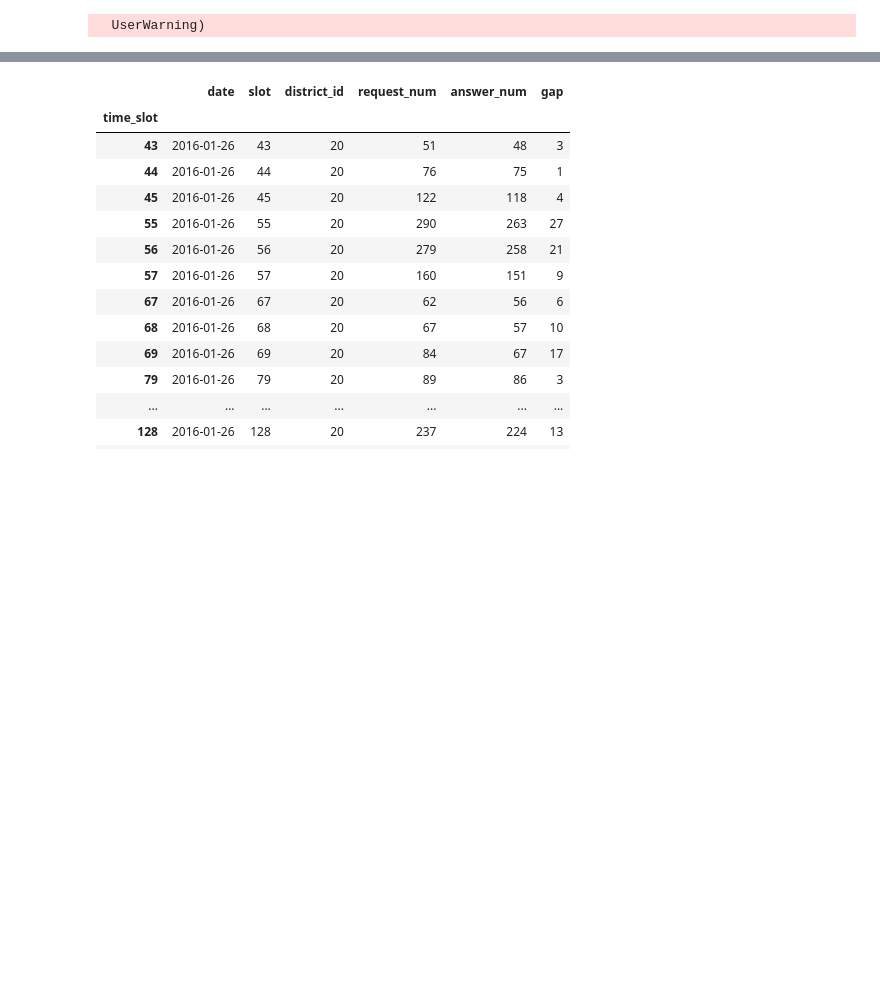
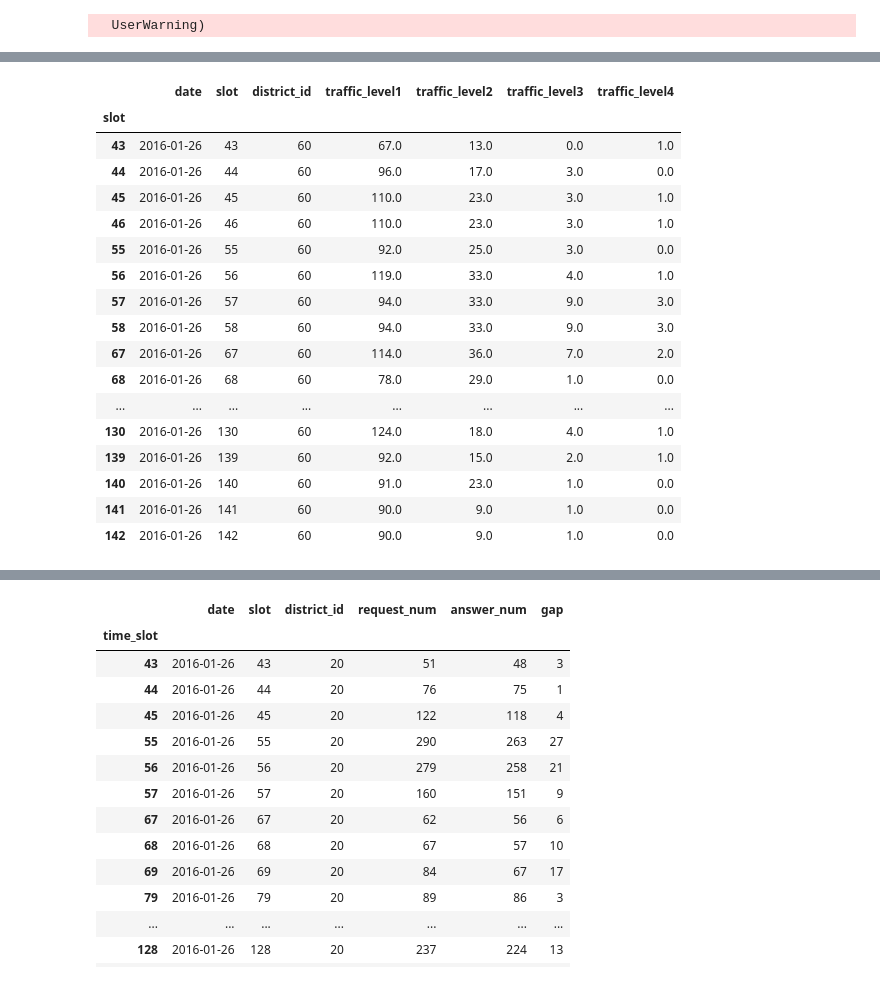
Before and after one commit to kuanliang/traffic_gap, a Jupyter notebook: didi_transform.ipynb, the cells around one changed output, grey strips where cells are left out. Drawn from its saved outputs; the diff is of its cells as text; code cells hidden in the pictures; blank space fills up the shorter version.

```diff
--- a/didi_transform.ipynb
+++ b/didi_transform.ipynb
@@ -4,0 +45,2 @@ from transform import transform_trafficData, transform_weatherData, get_y, creat
+# %%
+trafficDf = transform_trafficData('2016-01-26', folder='testing')
@@ -4,0 +65,21 @@ from transform import transform_trafficData, transform_weatherData, get_y, creat
+# %%
+trafficDf[trafficDf['district_id'] == '60'].sort_index()
+# %% [output]
+|  | date | slot | district_id | traffic_level1 | traffic_level2 | traffic_level3 | traffic_level4 |
+| slot |  |  |  |  |  |  |  |
+| 43 | 2016-01-26 | 43 | 60 | 67.0 | 13.0 | 0.0 | 1.0 |
+| 44 | 2016-01-26 | 44 | 60 | 96.0 | 17.0 | 3.0 | 0.0 |
+| 45 | 2016-01-26 | 45 | 60 | 110.0 | 23.0 | 3.0 | 1.0 |
+| 46 | 2016-01-26 | 46 | 60 | 110.0 | 23.0 | 3.0 | 1.0 |
+| 55 | 2016-01-26 | 55 | 60 | 92.0 | 25.0 | 3.0 | 0.0 |
+| 56 | 2016-01-26 | 56 | 60 | 119.0 | 33.0 | 4.0 | 1.0 |
+| 57 | 2016-01-26 | 57 | 60 | 94.0 | 33.0 | 9.0 | 3.0 |
+| 58 | 2016-01-26 | 58 | 60 | 94.0 | 33.0 | 9.0 | 3.0 |
+| 67 | 2016-01-26 | 67 | 60 | 114.0 | 36.0 | 7.0 | 2.0 |
+| 68 | 2016-01-26 | 68 | 60 | 78.0 | 29.0 | 1.0 | 0.0 |
+| ... | ... | ... | ... | ... | ... | ... | ... |
+| 130 | 2016-01-26 | 130 | 60 | 124.0 | 18.0 | 4.0 | 1.0 |
+| 139 | 2016-01-26 | 139 | 60 | 92.0 | 15.0 | 2.0 | 1.0 |
+| 140 | 2016-01-26 | 140 | 60 | 91.0 | 23.0 | 1.0 | 0.0 |
+| 141 | 2016-01-26 | 141 | 60 | 90.0 | 9.0 | 1.0 | 0.0 |
+| 142 | 2016-01-26 | 142 | 60 | 90.0 | 9.0 | 1.0 | 0.0 |
```
Also changed, not shown: parts of 30 cells of this notebook, 6 other files.
